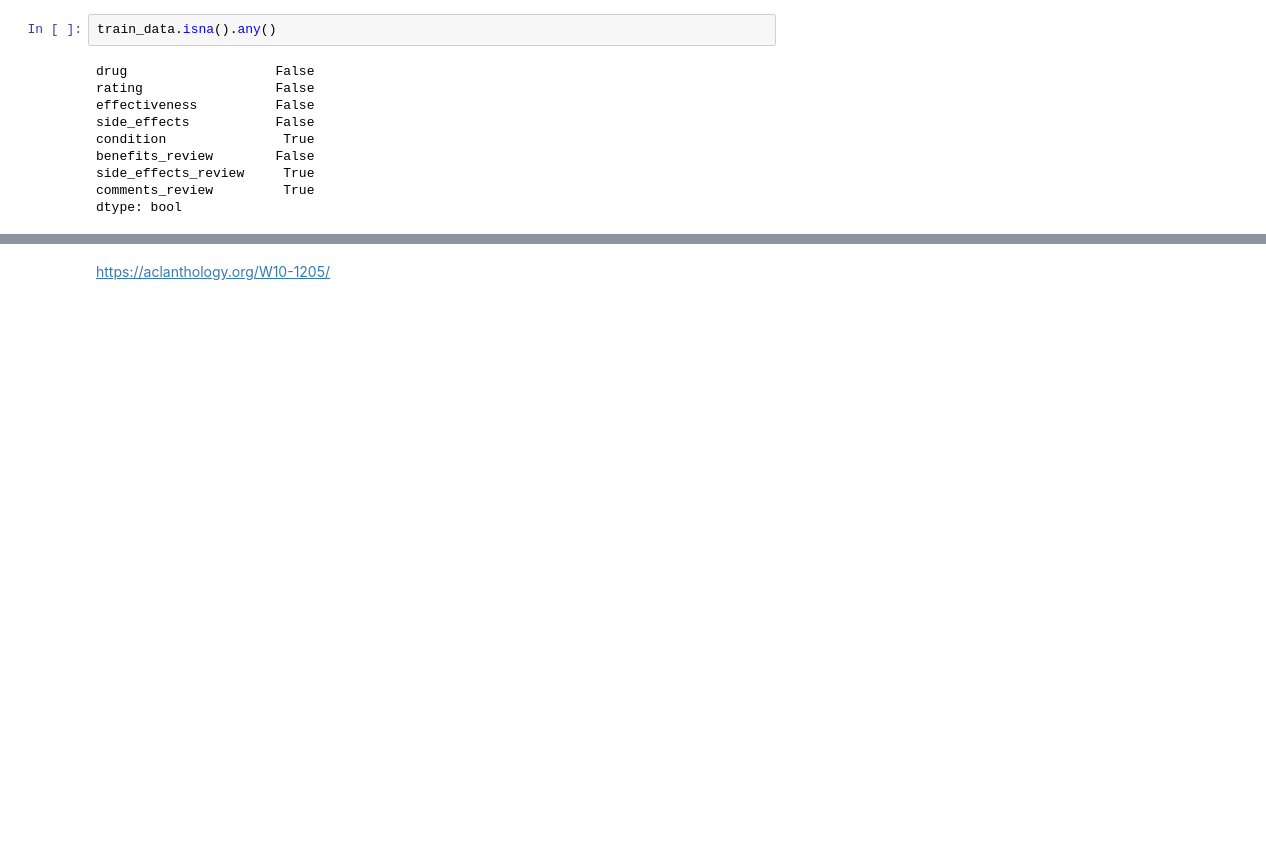
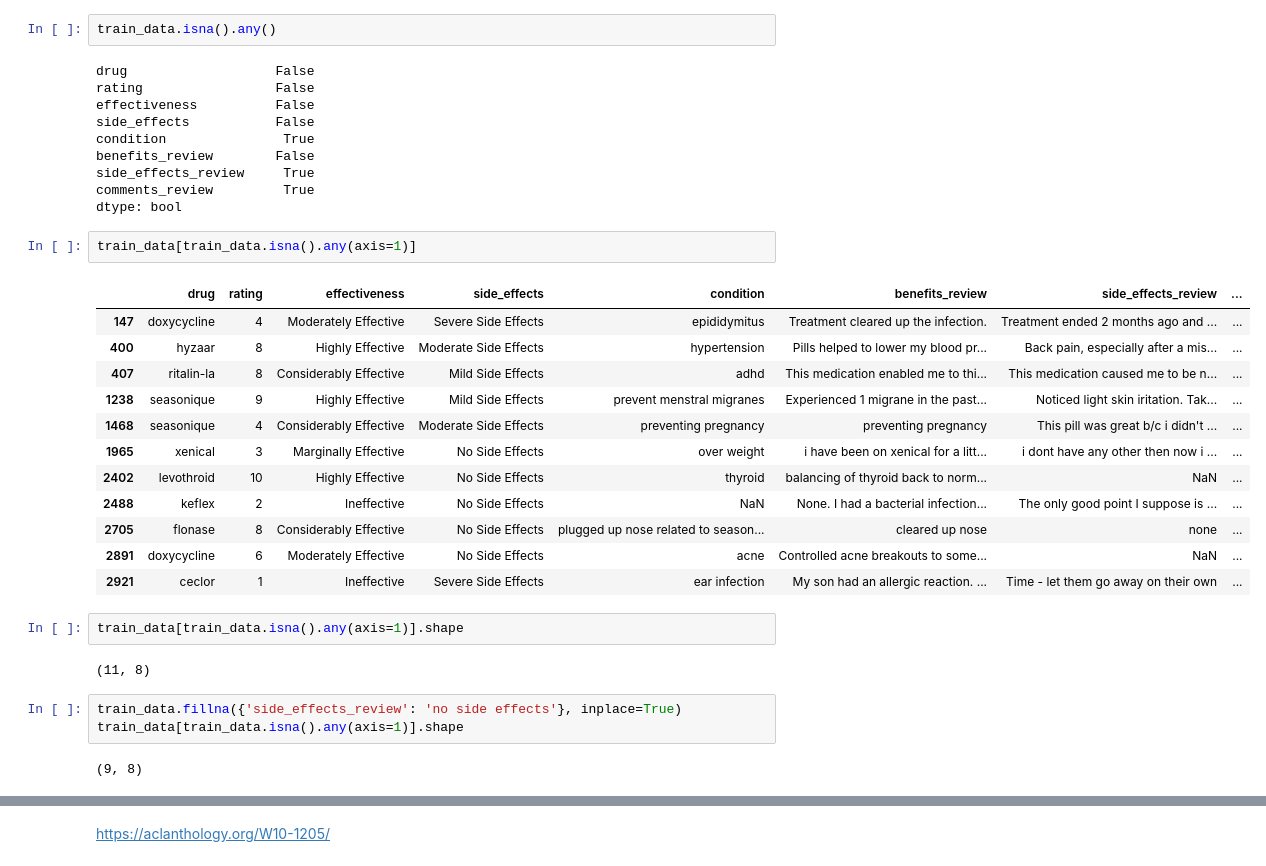
Before and after one commit to lmcosta98/Project2_FCD, a Jupyter notebook: drug_review.ipynb, the cells around one changed output, grey strips where cells are left out. Saved outputs shown, nothing was run; the diff lists cells and outputs as text; blank space fills up the shorter version.

```diff
--- a/drug_review.ipynb
+++ b/drug_review.ipynb
@@ -54,3 +58,27 @@ benefits_review        False
 side_effects_review     True
 comments_review         True
 dtype: bool
+# %%
+train_data[train_data.isna().any(axis=1)]
+# %% [output]
+|  | drug | rating | effectiveness | side_effects | condition | benefits_review | side_effects_review | ... |
+| 147 | doxycycline | 4 | Moderately Effective | Severe Side Effects | epididymitus | Treatment cleared up the infection. | Treatment ended 2 months ago and ... | ... |
+| 400 | hyzaar | 8 | Highly Effective | Moderate Side Effects | hypertension | Pills helped to lower my blood pr... | Back pain, especially after a mis... | ... |
+| 407 | ritalin-la | 8 | Considerably Effective | Mild Side Effects | adhd | This medication enabled me to thi... | This medication caused me to be n... | ... |
+| 1238 | seasonique | 9 | Highly Effective | Mild Side Effects | prevent menstral migranes | Experienced 1 migrane in the past... | Noticed light skin iritation. Tak... | ... |
+| 1468 | seasonique | 4 | Considerably Effective | Moderate Side Effects | preventing pregnancy | preventing pregnancy | This pill was great b/c i didn't ... | ... |
+| 1965 | xenical | 3 | Marginally Effective | No Side Effects | over weight | i have been on xenical for a litt... | i dont have any other then now i ... | ... |
+| 2402 | levothroid | 10 | Highly Effective | No Side Effects | thyroid | balancing of thyroid back to norm... | NaN | ... |
+| 2488 | keflex | 2 | Ineffective | No Side Effects | NaN | None. I had a bacterial infection... | The only good point I suppose is ... | ... |
+| 2705 | flonase | 8 | Considerably Effective | No Side Effects | plugged up nose related to season... | cleared up nose | none | ... |
+| 2891 | doxycycline | 6 | Moderately Effective | No Side Effects | acne | Controlled acne breakouts to some... | NaN | ... |
+| 2921 | ceclor | 1 | Ineffective | Severe Side Effects | ear infection | My son had an allergic reaction. ... | Time - let them go away on their own | ... |
+# %%
+train_data[train_data.isna().any(axis=1)].shape
+# %% [output]
+(11, 8)
+# %%
+train_data.fillna({'side_effects_review': 'no side effects'}, inplace=True)
+train_data[train_data.isna().any(axis=1)].shape
+# %% [output]
+(9, 8)
```
Also changed, not shown: parts of 12 cells of this notebook.
